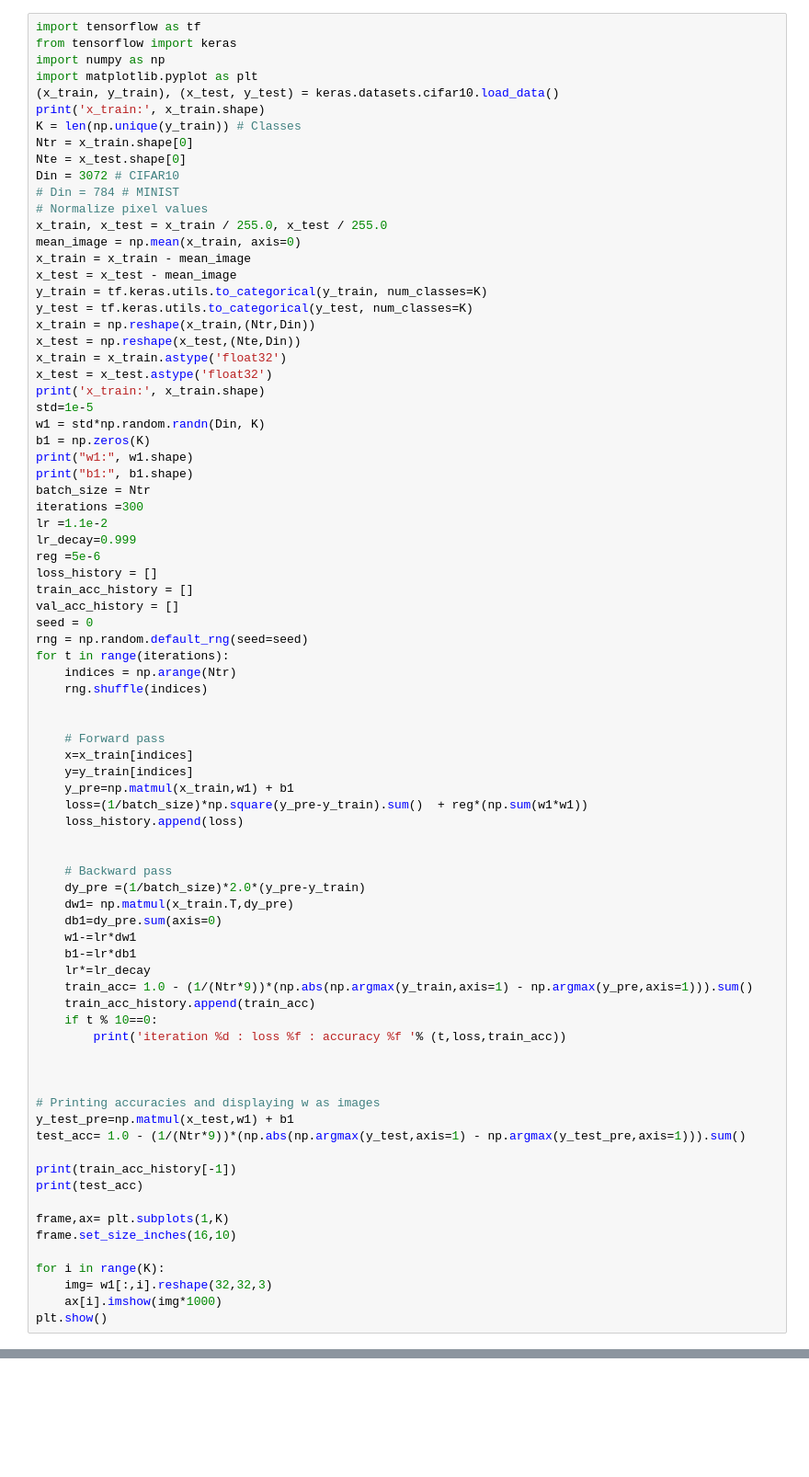
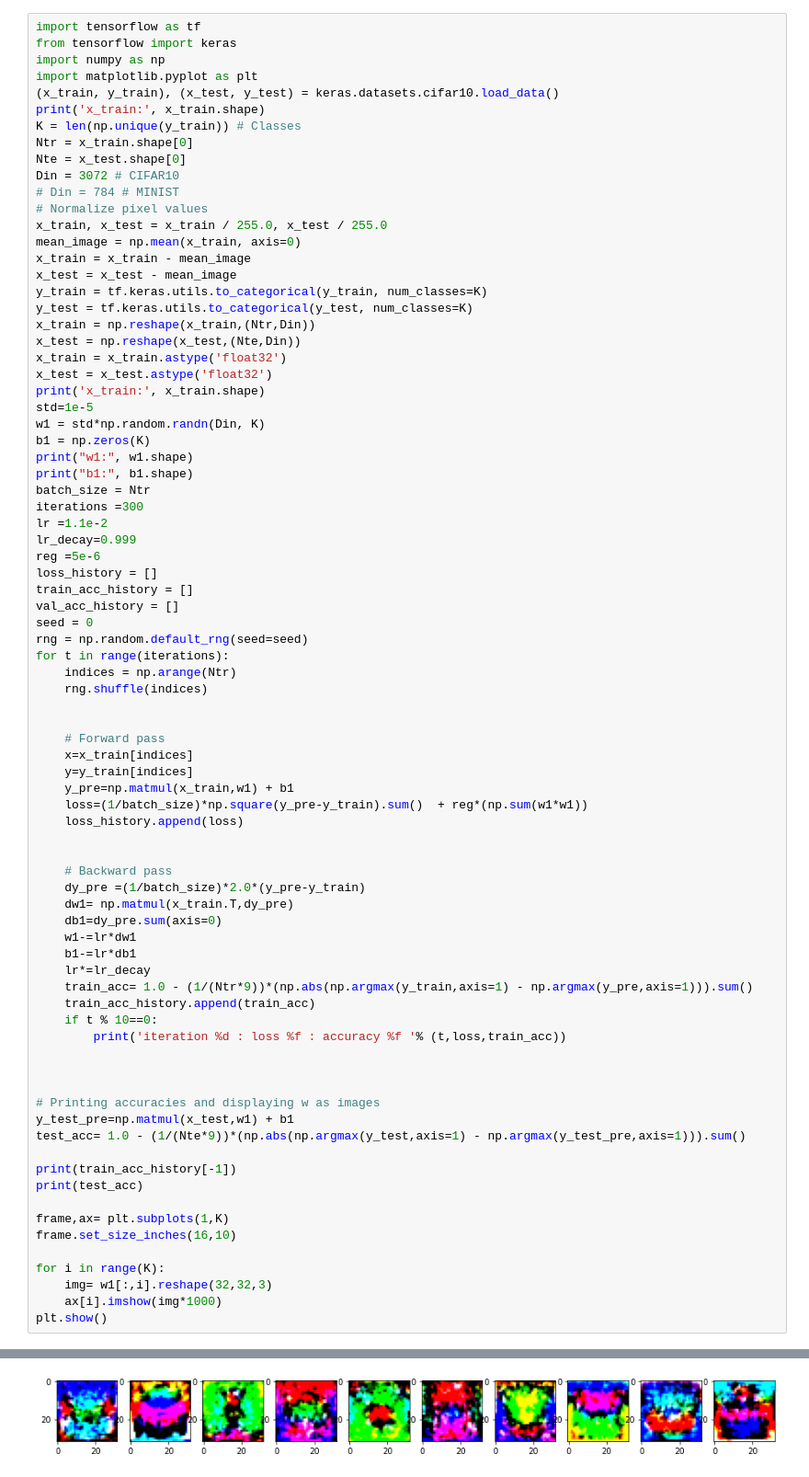
Before and after one commit to Ragavan1204/EN2550_Assignment4, a Jupyter notebook: linear_classifier.ipynb, the cells around one changed output, grey strips where cells are left out. Shown at 92% size. Cells and saved outputs as stored; diff of their text form; blank space fills up the shorter version.

```diff
--- a/linear_classifier.ipynb
+++ b/linear_classifier.ipynb
@@ -66,7 +66,7 @@ for t in range(iterations):
 
 # Printing accuracies and displaying w as images
 y_test_pre=np.matmul(x_test,w1) + b1
-test_acc= 1.0 - (1/(Ntr*9))*(np.abs(np.argmax(y_test,axis=1) - np.argmax(y_test_pre,axis=1))).sum()
+test_acc= 1.0 - (1/(Nte*9))*(np.abs(np.argmax(y_test,axis=1) - np.argmax(y_test_pre,axis=1))).sum()
 
 print(train_acc_history[-1])
 print(test_acc)
@@ -82,0 +99 @@ SyntaxError: invalid syntax (<ipython-input-2-9a1e1b8cdbb7>, line 78)
+[figure, added]
```
Also changed, not shown: parts of 1 cell of this notebook.
